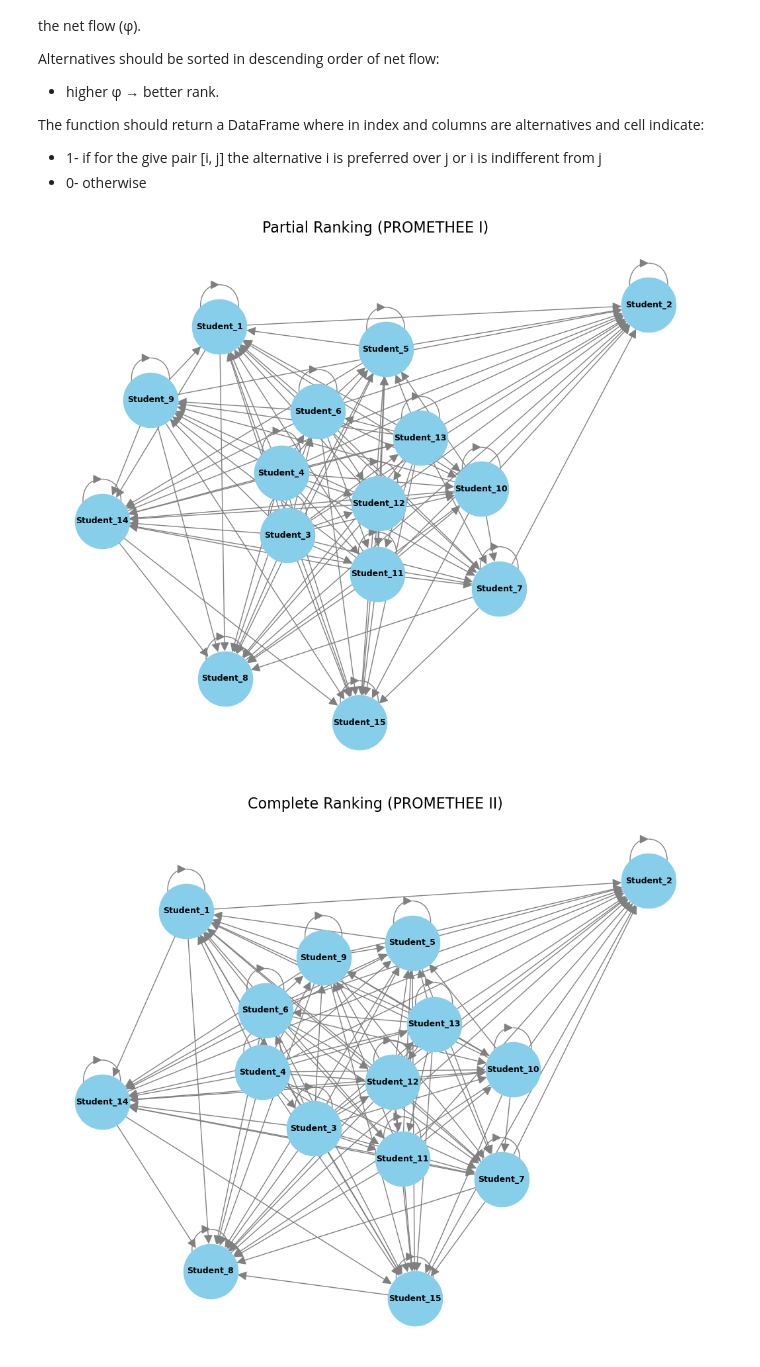
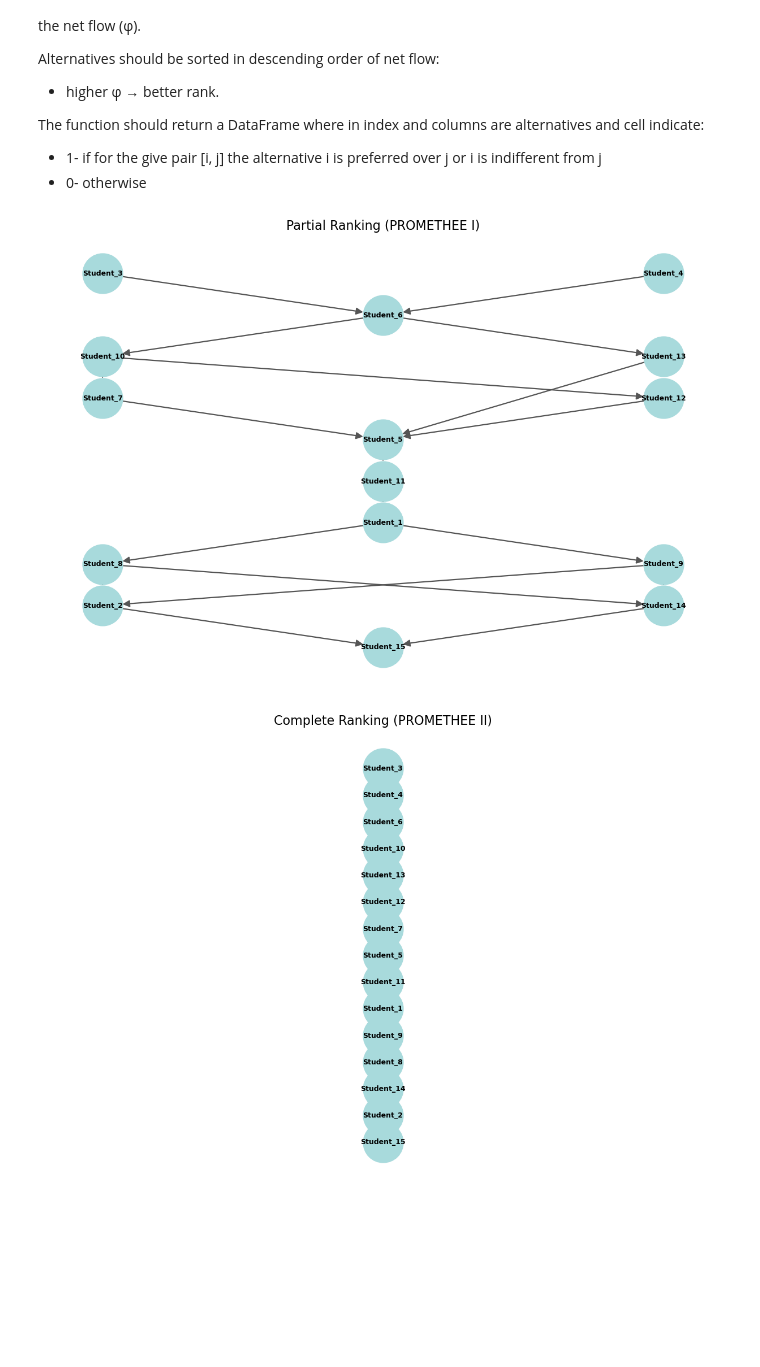
Before and after one commit to JakubGorniak-git/Decision-Analysis, a Jupyter notebook: Project_3/01_promethee.ipynb, the cells around one changed output. Saved outputs shown, nothing was run; the diff lists cells and outputs as text; code cells hidden in the pictures; blank space fills up the shorter version.

```diff
--- a/Project_3/01_promethee.ipynb
+++ b/Project_3/01_promethee.ipynb
@@ -493,46 +493,76 @@ complete_ranking = create_complete_ranking(net_flow)
 # %%
 import networkx as nx
 import matplotlib.pyplot as plt
+import numpy as np
 
 
 def safe_display_ranking(ranking_df, title):
-    # Tworzymy graf skierowany z macierzy
-    G = nx.DiGraph(ranking_df.values)
+    # Build a strict-preference graph: edge a -> b means "a is strictly better than b"
+    alternatives = list(ranking_df.index)
+    G = nx.DiGraph()
+    G.add_nodes_from(alternatives)
 
-    # Podmieniamy numery węzłów na nazwy studentów
-    mapping = {i: name for i, name in enumerate(ranking_df.columns)}
-    G = nx.relabel_nodes(G, mapping)
+    for a in alternatives:
+        for b in alternatives:
+            if a == b:
+                continue
+            if ranking_df.loc[a, b] == 1 and ranking_df.loc[b, a] == 0:
+                G.add_edge(a, b)
 
-    # Redukcja tranzytywna (usuwa "nadmiarowe" strzałki, żeby graf był czytelniejszy)
-    try:
+    # If possible, simplify to a Hasse-like diagram (fewer redundant edges)
+    if nx.is_directed_acyclic_graph(G) and G.number_of_edges() > 0:
         G = nx.transitive_reduction(G)
-    except Exception:
-        pass
 
-    # Używamy standardowego silnika (spring_layout) zamiast problematycznego graphviz
-    plt.figure(figsize=(10, 8))
-    pos = nx.spring_layout(G, k=1.5, seed=42)
+    # Layer assignment: best nodes (not outranked by any node in G) are at level 0
+    if nx.is_directed_acyclic_graph(G):
+        level = {node: 0 for node in G.nodes}
+        for node in nx.topological_sort(G):
+            for child in G.successors(node):
+                level[child] = max(level[child], level[node] + 1)
+    else:
+        # Fallback for any cyclic/tied structure: rank by row dominance score
+        scores = ranking_df.sum(axis=1).sort_values(ascending=False)
+        unique_scores = sorted(scores.unique(), reverse=True)
+        score_to_level = {score: i for i, score in enumerate(unique_scores)}
+        level = {node: score_to_level[scores[node]] for node in alternatives}
 
+    # Manual top-down layered layout
+    layers = {}
+    for node, lev in level.items():
+        layers.setdefault(lev, []).append(node)
+
+    pos = {}
+    for lev in sorted(layers):
+        nodes = sorted(layers[lev], key=lambda n: ranking_df.loc[n].sum(), reverse=True)
+        count = len(nodes)
+        xs = np.linspace(-1, 1, count) if count > 1 else np.array([0.0])
+        y = -lev
+        for x, node in zip(xs, nodes):
+            pos[node] = (x, y)
+
+    plt.figure(figsize=(12, 8))
     nx.draw(
         G,
         pos,
         with_labels=True,
-        node_size=3500,
-        node_color="skyblue",
+        node_size=2600,
+        node_color="#a8dadc",
         font_size=9,
         font_weight="bold",
         arrows=True,
-        arrowsize=20,
-        edge_color="gray",
+        arrowsize=18,
+        edge_color="#555555",
+        width=1.6,
     )
 
     plt.title(title, fontsize=16)
+    plt.axis("off")
+    plt.tight_layout()
     plt.show()
 
 
-# Wywołujemy naszą nową, bezpieczną funkcję dla obu rankingów:
 safe_display_ranking(partial_ranking, "Partial Ranking (PROMETHEE I)")
 safe_display_ranking(complete_ranking, "Complete Ranking (PROMETHEE II)")
 # %% [output]
-[figure, old version]
+[figure, new version]
-[figure, old version]
+[figure, new version]
```
Also changed, not shown: parts of 5 cells of this notebook, 2 other files.
